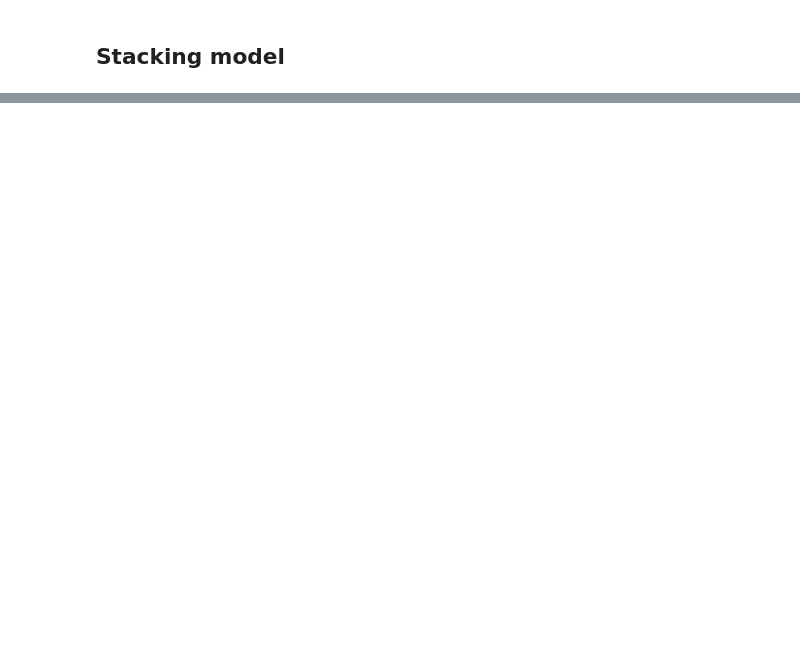
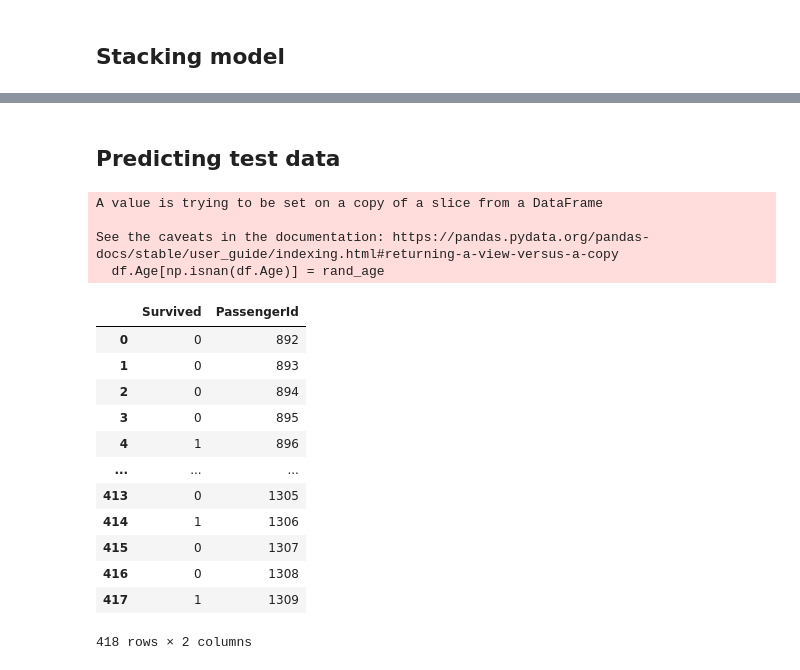
Before and after one commit to aayush2058/titanic, a Jupyter notebook: Titanic.ipynb, the cells around one changed output, grey strips where cells are left out. Cells and saved outputs as stored; diff of their text form; code cells hidden in the pictures; blank space fills up the shorter version.

```diff
--- a/Titanic.ipynb
+++ b/Titanic.ipynb
@@ -758,0 +773,34 @@ Model performance for Test set
+# %% [markdown]
+## Predicting test data
+# %%
+test_df_org = test_df = pd.read_csv('test.csv')
+
+test_df.Fare = test_df.Fare.fillna(2.339984)
+
+test_df = test_df.pipe(cabin).pipe(age).pipe(name).pipe(relatives).pipe(embarked).pipe(sex).pipe(drop_unwanted_columns).pipe(removing_outliers).pipe(fare).pipe(scale_columns)
+
+test_preds = stack_model.predict(test_df)
+preds_df = pd.DataFrame(test_preds, columns = ['Survived'])
+# %% [output]
+A value is trying to be set on a copy of a slice from a DataFrame
+
+See the caveats in the documentation: https://pandas.pydata.org/pandas-docs/stable/user_guide/indexing.html#returning-a-view-versus-a-copy
+  df.Age[np.isnan(df.Age)] = rand_age
+# %%
+preds_df['PassengerId'] = test_df_org['PassengerId']
+# %%
+preds_df
+# %% [output]
+|  | Survived | PassengerId |
+| 0 | 0 | 892 |
+| 1 | 0 | 893 |
+| 2 | 0 | 894 |
+| 3 | 0 | 895 |
+| 4 | 1 | 896 |
+| ... | ... | ... |
+| 413 | 0 | 1305 |
+| 414 | 1 | 1306 |
+| 415 | 0 | 1307 |
+| 416 | 0 | 1308 |
+| 417 | 1 | 1309 |
+418 rows × 2 columns
```
Also changed, not shown: parts of 24 cells of this notebook.
